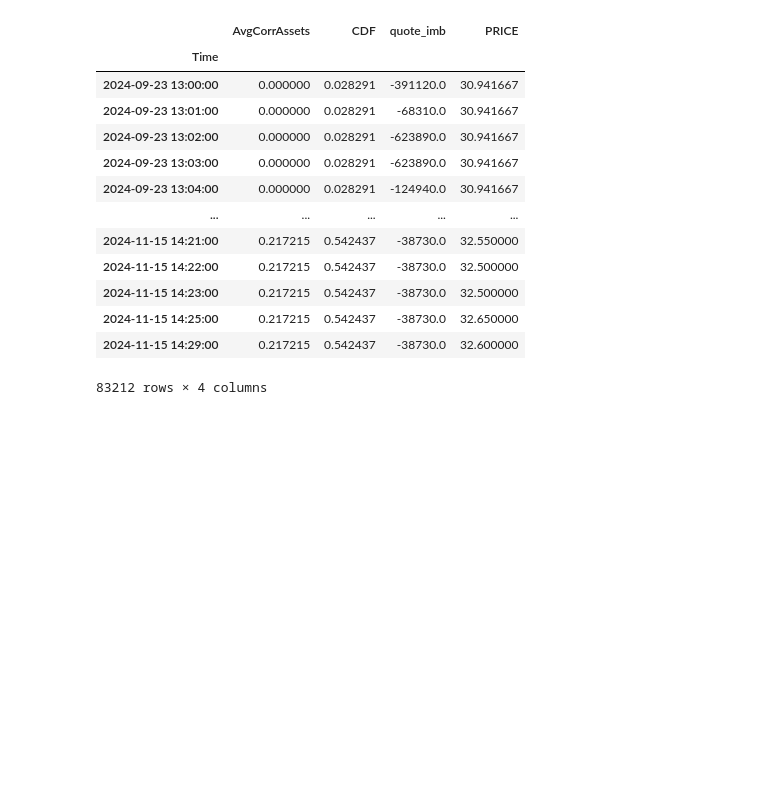
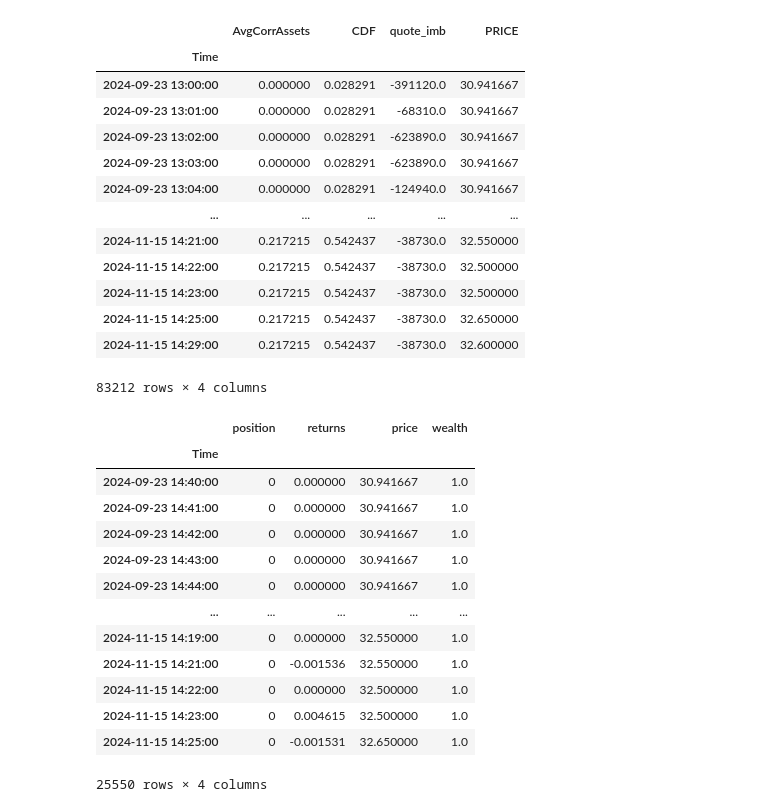
Before and after one commit to HoaPham119/thesis, a Jupyter notebook: code/data_test.ipynb, the cells around one changed output. Cells and saved outputs as stored; diff of their text form; code cells hidden in the pictures; blank space fills up the shorter version.

```diff
--- a/code/data_test.ipynb
+++ b/code/data_test.ipynb
@@ -246,0 +251,17 @@ df_trading.to_csv('final.csv')
+# %%
+pos
+# %% [output]
+|  | position | returns | price | wealth |
+| Time |  |  |  |  |
+| 2024-09-23 14:40:00 | 0 | 0.000000 | 30.941667 | 1.0 |
+| 2024-09-23 14:41:00 | 0 | 0.000000 | 30.941667 | 1.0 |
+| 2024-09-23 14:42:00 | 0 | 0.000000 | 30.941667 | 1.0 |
+| 2024-09-23 14:43:00 | 0 | 0.000000 | 30.941667 | 1.0 |
+| 2024-09-23 14:44:00 | 0 | 0.000000 | 30.941667 | 1.0 |
+| ... | ... | ... | ... | ... |
+| 2024-11-15 14:19:00 | 0 | 0.000000 | 32.550000 | 1.0 |
+| 2024-11-15 14:21:00 | 0 | -0.001536 | 32.550000 | 1.0 |
+| 2024-11-15 14:22:00 | 0 | 0.000000 | 32.500000 | 1.0 |
+| 2024-11-15 14:23:00 | 0 | 0.004615 | 32.500000 | 1.0 |
+| 2024-11-15 14:25:00 | 0 | -0.001531 | 32.650000 | 1.0 |
+25550 rows × 4 columns
```
Also changed, not shown: parts of 9 cells of this notebook.
